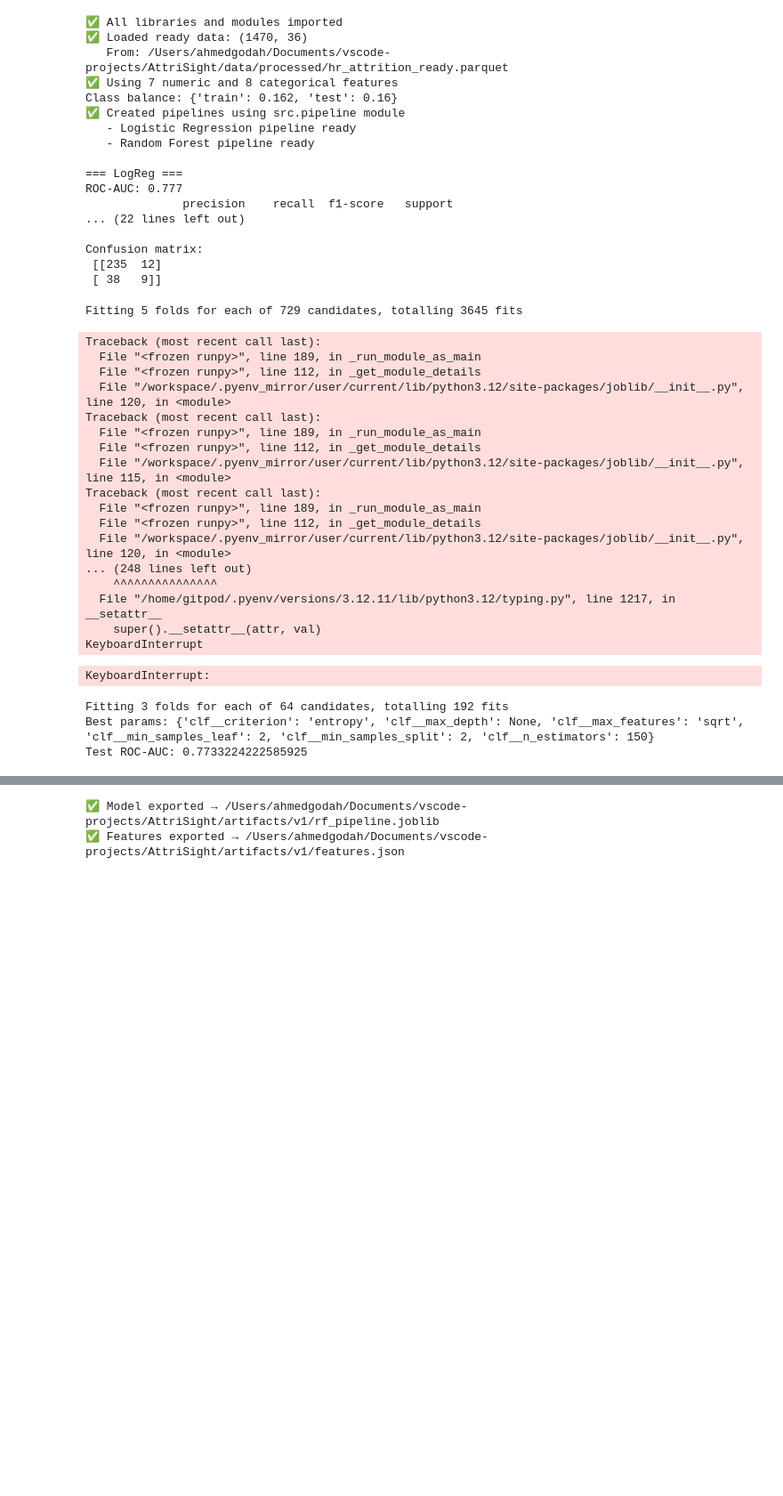
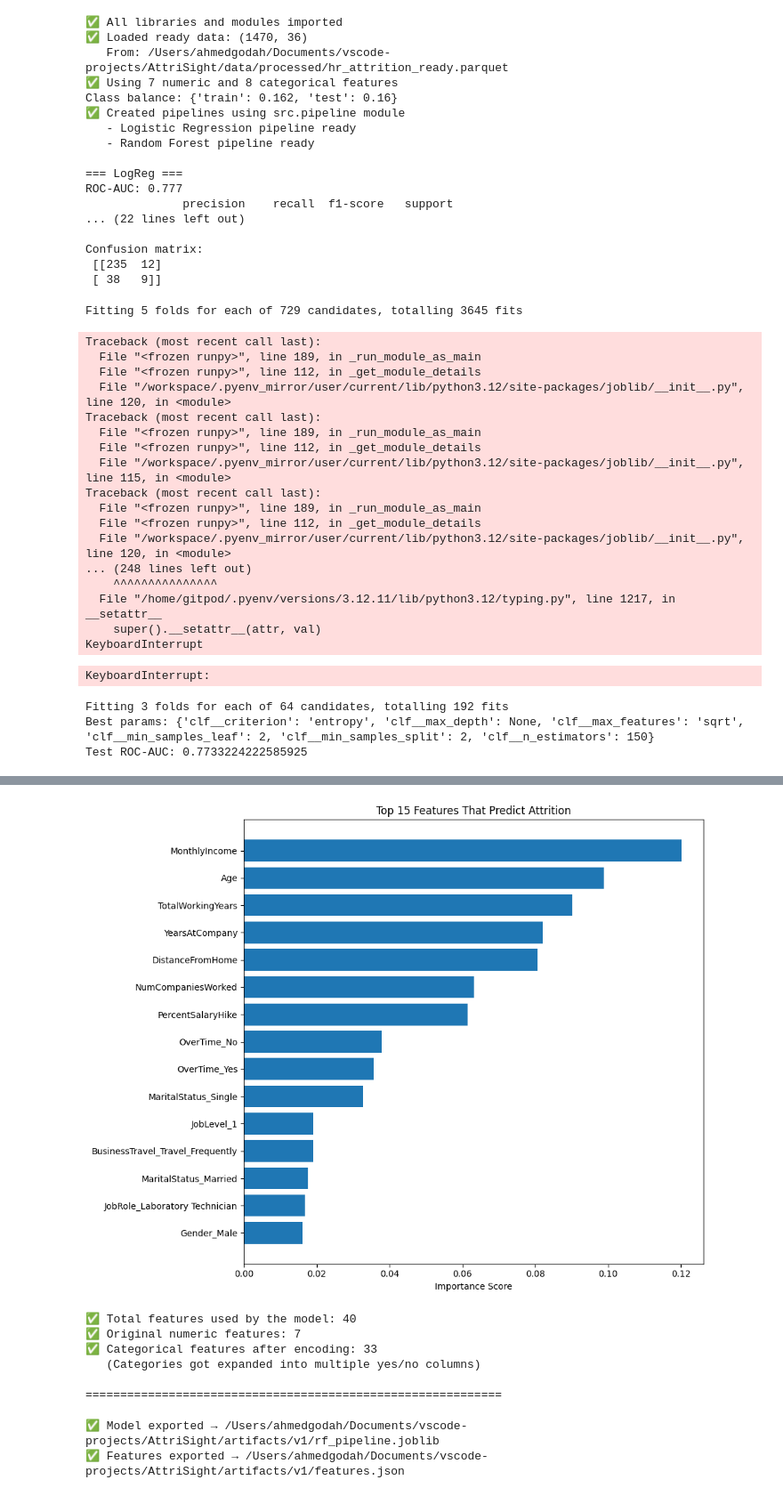
Before and after one commit to agodahdev/AttriSight, a Jupyter notebook: jupyter_notebooks/03_train_tune_export.ipynb, the cells around one changed output, grey strips where cells are left out. Shown at 89% size. Drawn from its saved outputs; the diff is of its cells as text; code cells hidden in the pictures; blank space fills up the shorter version.

Commit message:
feat: add feature importance analysis to NB03

```diff
--- a/jupyter_notebooks/03_train_tune_export.ipynb
+++ b/jupyter_notebooks/03_train_tune_export.ipynb
@@ -156,3 +156,73 @@ print("Test ROC-AUC:", roc_auc_score(yte, best.predict_proba(Xte)[:,1]))
 Fitting 3 folds for each of 64 candidates, totalling 192 fits
 Best params: {'clf__criterion': 'entropy', 'clf__max_depth': None, 'clf__max_features': 'sqrt', 'clf__min_samples_leaf': 2, 'clf__min_samples_split': 2, 'clf__n_estimators': 150}
 Test ROC-AUC: 0.7733224222585925
+# %%
+
+# FEATURE IMPORTANCE ANALYSIS
+# Which features matter most for predicting attrition?
+
+import matplotlib.pyplot as plt
+import numpy as np
+
+print("\n" + "=" * 60)
+print("FEATURE IMPORTANCE ANALYSIS")
+print("=" * 60)
+
+# Step 1: Get the trained Random Forest model from our pipeline
+rf_model = best.named_steps['clf']
+
+# Step 2: Get the list of all feature names
+# The tricky part: our preprocessing step changed the features!
+# - Numeric features (like Age, Income) stayed the same
+# - Categorical features (like JobRole) got split into multiple columns
+#   Example: JobRole became JobRole_Manager, JobRole_SalesRep, etc.
+
+preprocessor = best.named_steps['pre']
+
+# Get the numeric feature names (these didn't change)
+numeric_features = NUM
+
+# Get the categorical feature names AFTER they were transformed
+# One-hot encoding created new columns for each category
+cat_transformer = preprocessor.named_transformers_['cat']
+cat_encoder = cat_transformer.named_steps['onehot']
+cat_feature_names = cat_encoder.get_feature_names_out(CAT)
+
+# Put all feature names together in one list
+all_feature_names = list(numeric_features) + list(cat_feature_names)
+
+# Step 3: Get the importance score for each feature
+# Higher score = more important for predictions
+importances = rf_model.feature_importances_
+
+# Step 4: Create a table showing features and their importance
+importance_df = pd.DataFrame({
+    'Feature': all_feature_names,
+    'Importance': importances
+}).sort_values('Importance', ascending=False)  # Sort from most to least important
+
+# Step 5: Display the top 20 most important features
+print("\nTop 20 Most Important Features:")
+print("(Higher importance = bigger impact on predictions)")
+print(importance_df.head(20).to_string(index=False))
+
+# Step 6: Create a bar chart showing the top 15 features
+plt.figure(figsize=(10, 8))
+top_15 = importance_df.head(15)
+
+# Create horizontal bars (easier to read feature names)
+plt.barh(range(len(top_15)), top_15['Importance'])
+plt.yticks(range(len(top_15)), top_15['Feature'])
+plt.xlabel('Importance Score')
+plt.title('Top 15 Features That Predict Attrition')
+plt.gca().invert_yaxis()  # Put highest importance at the top
+plt.tight_layout()
+plt.show()
+
+# Step 7: Show summary counts
+print(f"\n✅ Total features used by the model: {len(all_feature_names)}")
+print(f"✅ Original numeric features: {len(numeric_features)}")
+print(f"✅ Categorical features after encoding: {len(cat_feature_names)}")
+print(f"   (Categories got expanded into multiple yes/no columns)")
+print("\n" + "=" * 60)
+# %% [output]
@@ -159,3 +246,10 @@ Test ROC-AUC: 0.7733224222585925
+[figure, added]
+✅ Total features used by the model: 40
+✅ Original numeric features: 7
+✅ Categorical features after encoding: 33
+   (Categories got expanded into multiple yes/no columns)
+
+============================================================
 # %%
 # Use config paths and create directory if needed
 ARTIFACTS_DIR.mkdir(parents=True, exist_ok=True)
```
Also changed, not shown: parts of 1 cell of this notebook.
